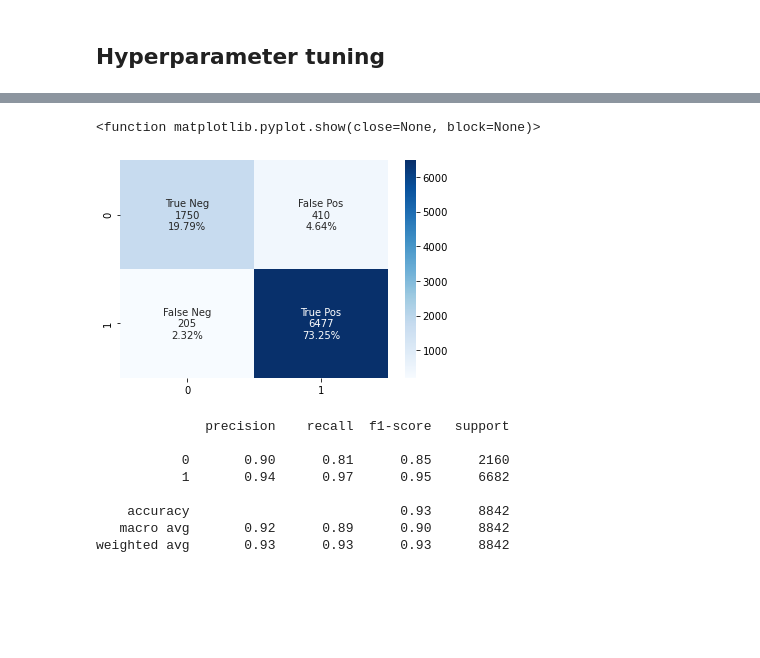
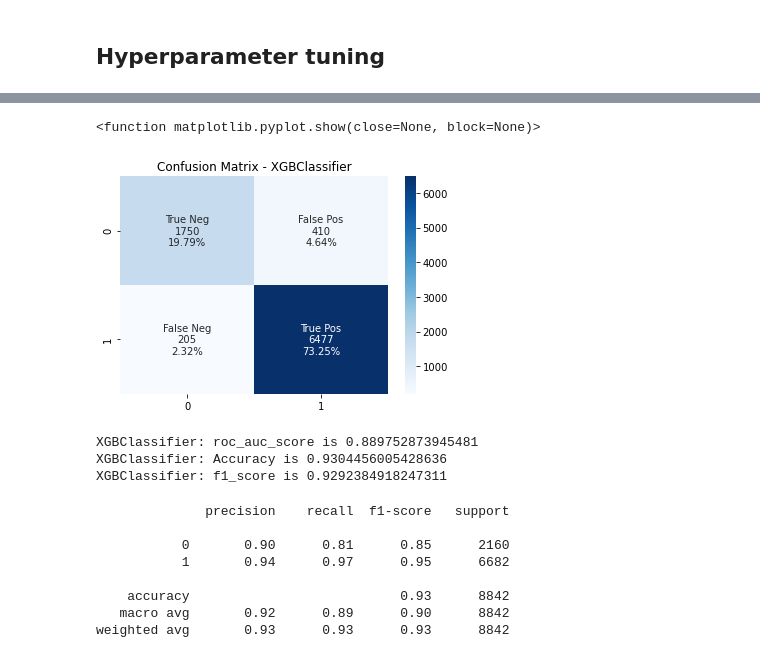
Before and after one commit to marthawkenna/CapstoneThree, a Jupyter notebook: CapstoneThree/notebooks/Capstone3_DV_ntb3_Modeling.ipynb, the cells around one changed output, grey strips where cells are left out. Drawn from its saved outputs; the diff is of its cells as text; code cells hidden in the pictures; blank space fills up the shorter version.

```diff
--- a/CapstoneThree/notebooks/Capstone3_DV_ntb3_Modeling.ipynb
+++ b/CapstoneThree/notebooks/Capstone3_DV_ntb3_Modeling.ipynb
@@ -260,18 +283,32 @@ y_pred = model.predict(X_test)
 # %%
 cf_matrix = confusion_matrix(y_test, y_pred)
 group_names = ['True Neg','False Pos','False Neg','True Pos']
 group_counts = ["{0:0.0f}".format(value) for value in
                 cf_matrix.flatten()]
 group_percentages = ["{0:.2%}".format(value) for value in
                      cf_matrix.flatten()/np.sum(cf_matrix)]
 labels = [f"{v1}\n{v2}\n{v3}" for v1, v2, v3 in
           zip(group_names,group_counts,group_percentages)]
 labels = np.asarray(labels).reshape(2,2)
 sns.heatmap(cf_matrix, annot=labels, fmt='', cmap='Blues')
+plt.title('Confusion Matrix - XGBClassifier')
 plt.show
 # %% [output]
 <function matplotlib.pyplot.show(close=None, block=None)>
-[figure, old version]
+[figure, new version]
+# %%
+roc_auc = roc_auc_score(y_test, y_pred)
+print("XGBClassifier: roc_auc_score is %s "%(roc_auc))
+
+accuracy = accuracy_score(y_test, y_pred)
+print("XGBClassifier: Accuracy is %s "%(accuracy))
+
+f1 = f1_score(y_test, y_pred, average='weighted')
+print("XGBClassifier: f1_score is %s "%(f1))
+# %% [output]
+XGBClassifier: roc_auc_score is 0.889752873945481
+XGBClassifier: Accuracy is 0.9304456005428636
+XGBClassifier: f1_score is 0.9292384918247311
 # %%
 print(classification_report(y_test, y_pred))
 # %% [output]
```
Also changed, not shown: parts of 12 cells of this notebook, 3 other files.
